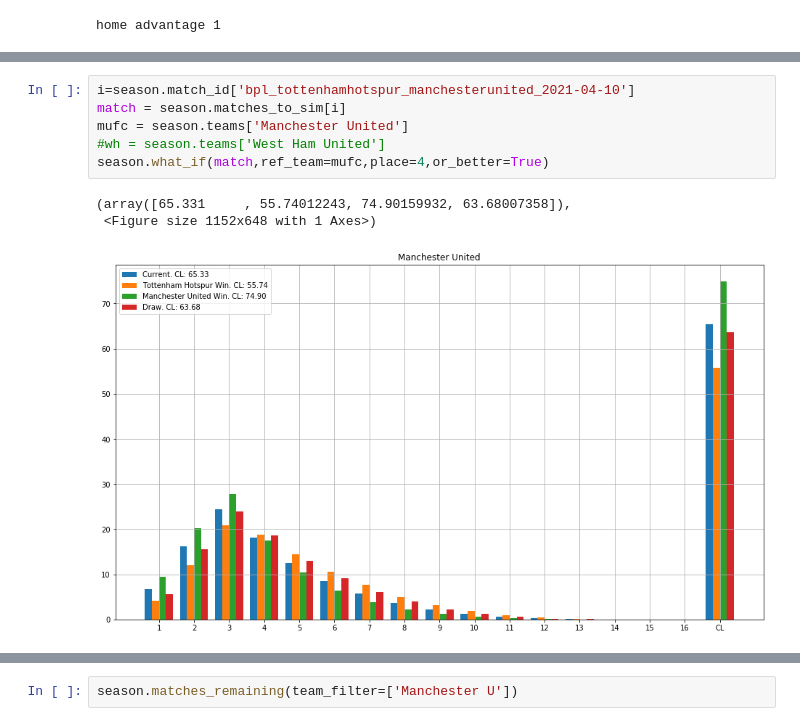
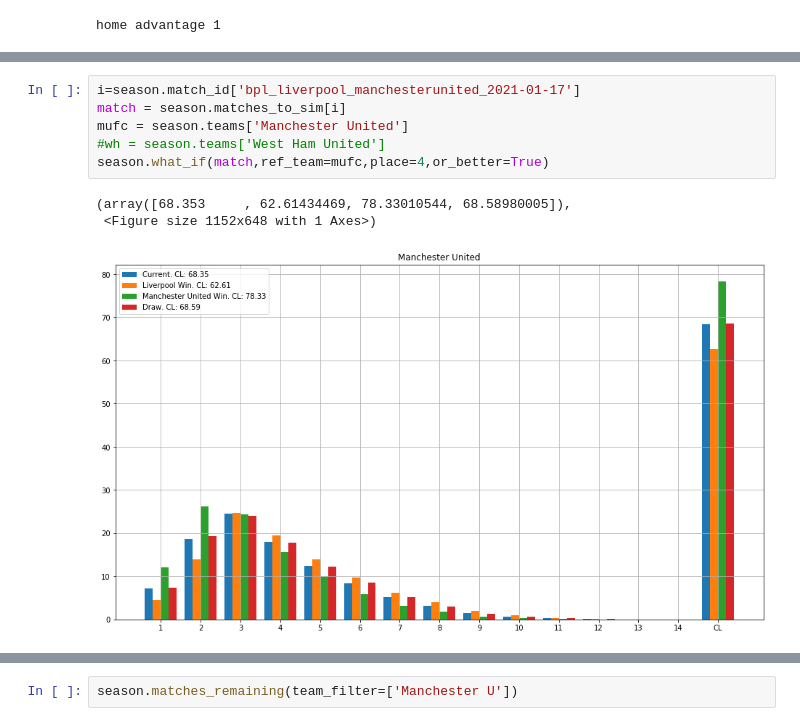
Before and after one commit to tchnvkng/football_sim, a Jupyter notebook: new_v.ipynb, the cells around one changed output, grey strips where cells are left out. Drawn from its saved outputs; the diff is of its cells as text.

```diff
--- a/new_v.ipynb
+++ b/new_v.ipynb
@@ -184,13 +194,13 @@ plt.xticks(np.arange(n_plot),df2['id'].values,rotation=90);
 # %%
-i=season.match_id['bpl_tottenhamhotspur_manchesterunited_2021-04-10']
+i=season.match_id['bpl_liverpool_manchesterunited_2021-01-17']
 match = season.matches_to_sim[i]
 mufc = season.teams['Manchester United']
 #wh = season.teams['West Ham United']
 season.what_if(match,ref_team=mufc,place=4,or_better=True)
 # %% [output]
-(array([65.331     , 55.74012243, 74.90159932, 63.68007358]),
+(array([68.353     , 62.61434469, 78.33010544, 68.58980005]),
  <Figure size 1152x648 with 1 Axes>)
-[figure, old version]
+[figure, new version]
 # %%
 match.home_team.outcomes_vs(match.away_team)
 # %% [output]
```
Also changed, not shown: parts of 10 cells of this notebook, 2 other files.
